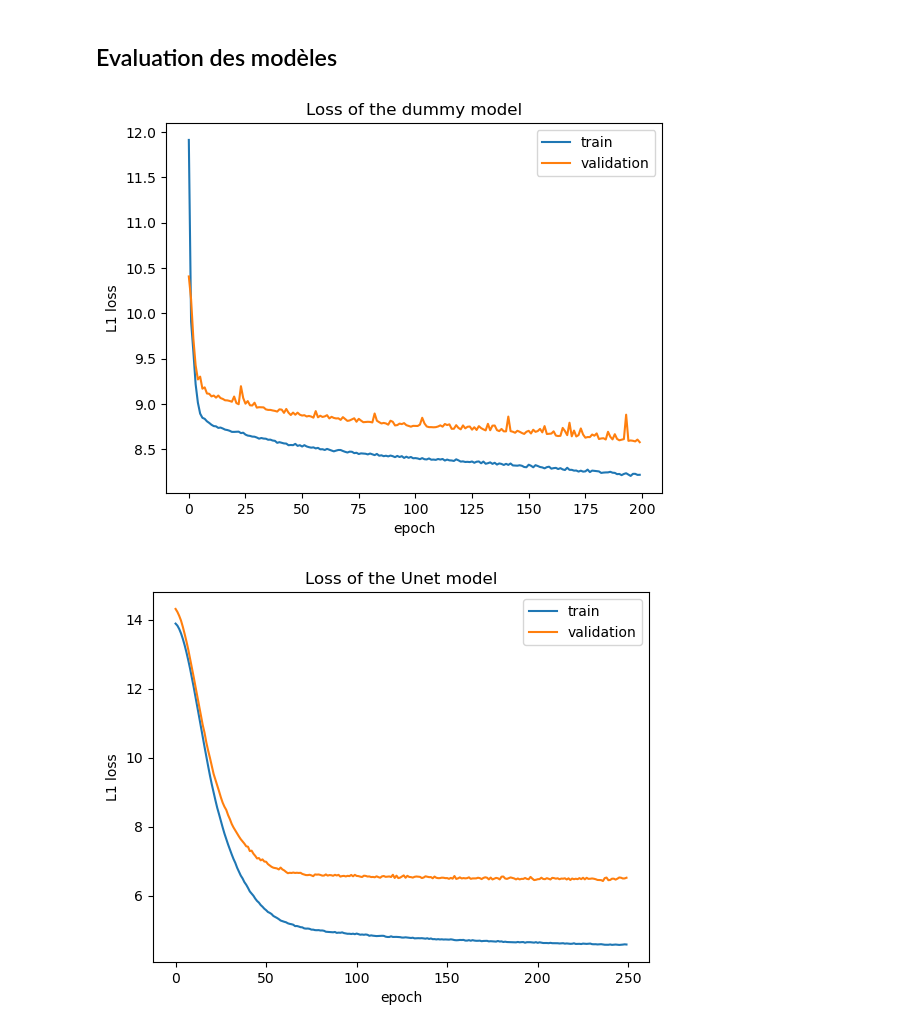
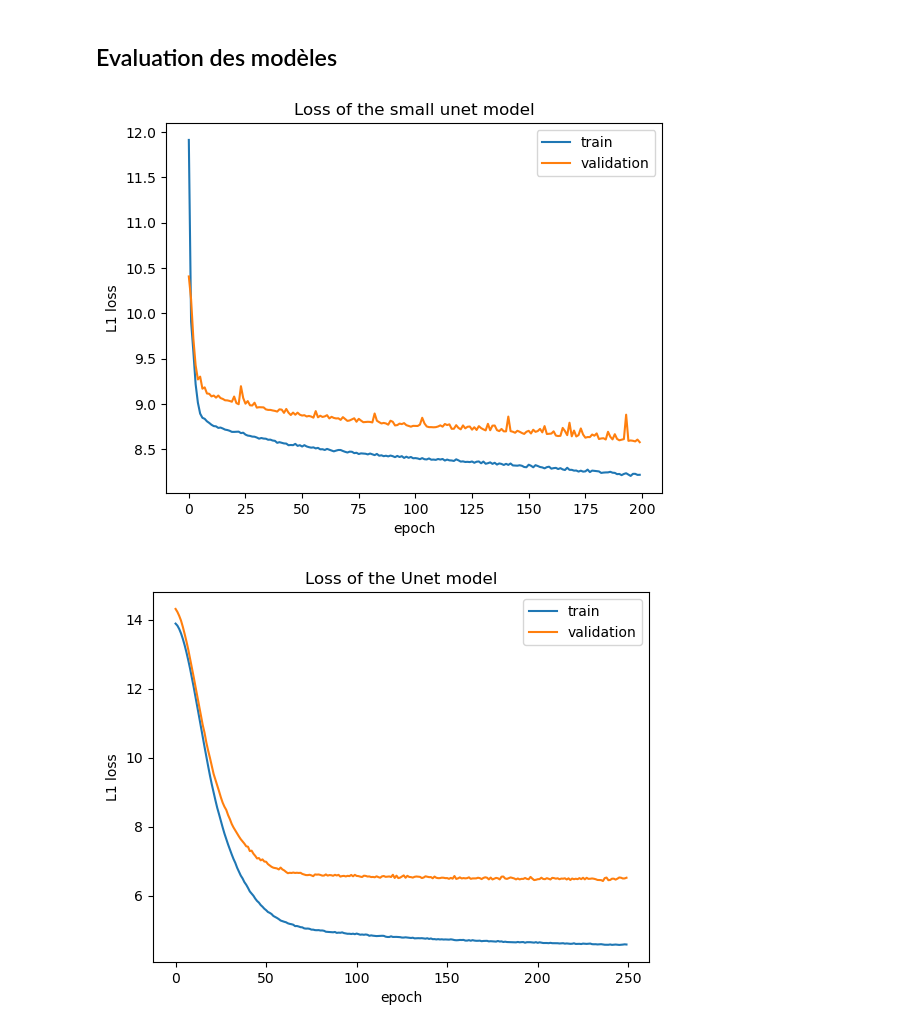
Before and after one commit to gregoirebechade/dlts_final, a Jupyter notebook: exploring.ipynb, the cells around one changed output. Cells and saved outputs as stored; diff of their text form; code cells hidden in the pictures.

```diff
--- a/exploring.ipynb
+++ b/exploring.ipynb
@@ -164,15 +158,24 @@ torch.Size([10, 2, 251, 321]) torch.Size([10, 2, 251, 321])
 il y a deux canaux au début, un pour la partie réelle et un pour la partie imaginaire
 # %% [markdown]
 Dummy model as a baseline
+# %%
+class Dummy_model(nn.Module):
+    def __init__(self):
+        super(Dummy_model, self).__init__()
+        self.conv1 = nn.Conv2d(in_channels=2, out_channels=1,  kernel_size=11, stride=1, padding='same')
+    def forward(self, x): # [10, 2, 251, 321]
+        x = self.conv1(x)
+        x = F.relu(x) # [10, 1, 251, 321]
+        return x
 # %%
-class Dummy (nn.Module):
+class Small_Unet (nn.Module):
 
   def __init__(self):
-    super(Dummy, self).__init__()
+    super(Small_Unet, self).__init__()
     self.conv1 = nn.Conv2d(in_channels=2, out_channels=16, kernel_size=(11, 11), stride=2, padding=5)
     self.conv2 = nn.Conv2d(in_channels=16, out_channels=32, kernel_size=(8, 8), stride=2, padding=4)
     self.deconv1 = nn.ConvTranspose2d(in_channels=32, out_channels=16, kernel_size=(8, 8), stride=2, padding=4, output_padding=1)
-    # drop a dimension in the output to go from [10, 16, 127, 161] to [10, 16, 126, 161] :
+    # drop a dimension in the output to go from [10, 16, 127, 161] to [10, 16, 126, 161]
     self.deconv2 = nn.ConvTranspose2d(in_channels=16, out_channels=1, kernel_size=(11, 11), stride=2, padding=5)
 
 
@@ -279,2 +300,4 @@ print(sum(p.numel() for p in model.parameters() if p.requires_grad))
 # %% [markdown]
 Entrainement du modèle :
+# %%
+chemin_vers_sauvegarde_dummy = './models/dummy_model/'
@@ -282,20 +371,20 @@ Entrainement du modèle :
 chemin_vers_sauvegarde_model ='./models/dummy_snd_test/_final.pth'
 # %%
 # set train_dummy to True to train the model
-train_dummy = False
+train_small_unet = False
 
 model_name='dummy_snd_test'
 if not os.path.exists('./models/'+model_name):
     os.makedirs('./models/'+model_name)
 device = 'cuda:0' if torch.cuda.is_available() else 'cpu'
-model = Dummy()
+model = Small_Unet()
 n_epochs=200
 loss = torch.nn.L1Loss()
 optimizer = torch.optim.Adam(model.parameters())
 model.to(device)
 loss_train=[]
 loss_val=[]
-if train_dummy:
+if train_small_unet:
     for epoch in (range(n_epochs)):
         print(epoch)
         losstrain=0
@@ -421,18 +510,18 @@ def spectrogram_to_audio(spectrogram):
 # %%
 with open('./losses/loss_train_dummy_snd_test.txt', 'r') as f :
     loss_train = [float(elt) for elt in f.readlines()]
 
 with open('./losses/loss_val_dummy_snd_test.txt', 'r') as f :
     loss_val = [float(elt) for elt in f.readlines()]
 plt.plot(loss_train, label='train')
 plt.plot(loss_val, label='validation')
 plt.legend()
 plt.xlabel('epoch')
 plt.ylabel('L1 loss')
-plt.title('Loss of the dummy model')
+plt.title('Loss of the small unet model')
 plt.show()
 # %% [output]
-[figure, old version]
+[figure, new version]
 # %%
 with open('./losses/loss_train_unet.txt', 'r') as f :
     loss_train = [float(elt) for elt in f.readlines()]
```
Also changed, not shown: parts of 12 cells of this notebook, 26 other files.
